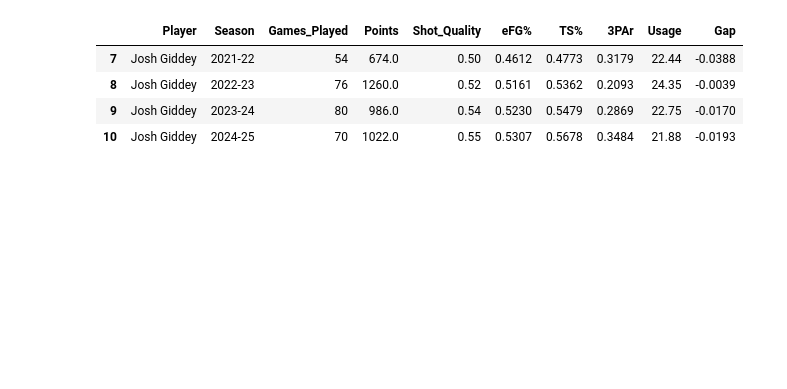
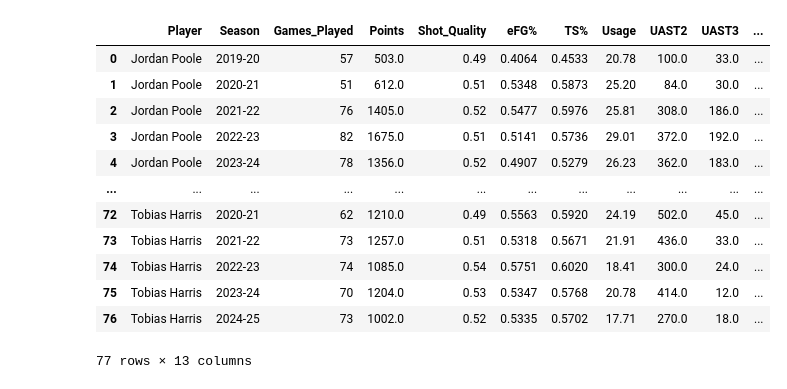
Before and after one commit to KeanuVentura/BeyondOpenLooks, a Jupyter notebook: beyond_open_looks_notebook.ipynb, the cells around one changed output. Drawn from its saved outputs; the diff is of its cells as text; code cells hidden in the pictures; blank space fills up the shorter version.

```diff
--- a/beyond_open_looks_notebook.ipynb
+++ b/beyond_open_looks_notebook.ipynb
@@ -6,45 +6,73 @@ import numpy as np
 # %%
 df = pd.read_csv('raw_shooter_stats.csv')
 
-cleaned = df[['Player', 'SeasonSort table by Season in ascending order', 'GPSort table by GP in descending order', 'PtsSort table by Pts in ''descending order',
-'Shot QualitySort table by Shot Quality in descending ' 'order', 'eFG%Sort table by eFG% in descending ''order', 'TS%Sort table by TS% in descending order', '3PArSort table by '
-'3PAr in descending order', 'UsageSort table by Usage in ''descending order']]
+cleaned = df[
+    ['Player',
+     'SeasonSort table by Season in ascending order',
+     'GPSort table by GP in descending order',
+     'PtsSort table by Pts in descending order',
+     'Shot QualitySort table by Shot Quality in descending order',
+     'eFG%Sort table by eFG% in descending order',
+     'TS%Sort table by TS% in descending order',
+     'UsageSort table by Usage in descending order',
+     'UAST2 2s PtsSort table by UAST2 2s Pts in descending order',
+     'UAST3 PtsSort table by UAST3 Pts in descending order']
+]
 
 cleaned.columns = [
     'Player',
     'Season',
     'Games_Played',
     'Points',
     'Shot_Quality',
     'eFG%',
     'TS%',
-    '3PAr',
-    'Usage'
+    'Usage',
+    'UAST2',
+    'UAST3'
 ]
 
-percent_cols = ['eFG%', 'TS%', '3PAr']
+percent_cols = ['eFG%', 'TS%']
 cleaned = cleaned.copy()
 for col in percent_cols:
     cleaned[col] = cleaned[col].str.rstrip('%').astype(float) / 100
 
 cleaned['Gap'] = cleaned['eFG%'] - cleaned['Shot_Quality']
+
+cleaned['UAST_Total_Pts'] = cleaned['UAST2'] + cleaned['UAST3']
+cleaned['%UAST_Pts'] = cleaned['UAST_Total_Pts'] / cleaned['Points']
 
 duplicates_mask = cleaned.duplicated(subset=['Player', 'Season'], keep=False)
 
 duplicates = cleaned[duplicates_mask]
 uniques = cleaned[~duplicates_mask]
 
 idx_max_games = duplicates.groupby(['Player', 'Season'])['Games_Played'].idxmax()
 combined_rows = duplicates.loc[idx_max_games]
 
 cleaned = pd.concat([uniques, combined_rows], ignore_index=True)
 
 cleaned = cleaned.sort_values(['Player', 'Season']).reset_index(drop=True)
 
-cleaned[cleaned['Player'] == 'Josh Giddey']
+players_to_analyze = [
+    'Kevin Durant', 'Stephen Curry', 'Klay Thompson',
+    'Tobias Harris', 'Jordan Poole',
+    'Kyle Kuzma', 'Josh Giddey'
+]
+
+cleaned = cleaned[cleaned['Player'].isin(players_to_analyze)].reset_index(drop=True)
+cleaned
 # %% [output]
-|  | Player | Season | Games_Played | Points | Shot_Quality | eFG% | TS% | 3PAr | Usage | Gap |
-| 7 | Josh Giddey | 2021-22 | 54 | 674.0 | 0.50 | 0.4612 | 0.4773 | 0.3179 | 22.44 | -0.0388 |
-| 8 | Josh Giddey | 2022-23 | 76 | 1260.0 | 0.52 | 0.5161 | 0.5362 | 0.2093 | 24.35 | -0.0039 |
-| 9 | Josh Giddey | 2023-24 | 80 | 986.0 | 0.54 | 0.5230 | 0.5479 | 0.2869 | 22.75 | -0.0170 |
-| 10 | Josh Giddey | 2024-25 | 70 | 1022.0 | 0.55 | 0.5307 | 0.5678 | 0.3484 | 21.88 | -0.0193 |
+|  | Player | Season | Games_Played | Points | Shot_Quality | eFG% | TS% | Usage | UAST2 | UAST3 | ... |
+| 0 | Jordan Poole | 2019-20 | 57 | 503.0 | 0.49 | 0.4064 | 0.4533 | 20.78 | 100.0 | 33.0 | ... |
+| 1 | Jordan Poole | 2020-21 | 51 | 612.0 | 0.51 | 0.5348 | 0.5873 | 25.20 | 84.0 | 30.0 | ... |
+| 2 | Jordan Poole | 2021-22 | 76 | 1405.0 | 0.52 | 0.5477 | 0.5976 | 25.81 | 308.0 | 186.0 | ... |
+| 3 | Jordan Poole | 2022-23 | 82 | 1675.0 | 0.51 | 0.5141 | 0.5736 | 29.01 | 372.0 | 192.0 | ... |
+| 4 | Jordan Poole | 2023-24 | 78 | 1356.0 | 0.52 | 0.4907 | 0.5279 | 26.23 | 362.0 | 183.0 | ... |
+| ... | ... | ... | ... | ... | ... | ... | ... | ... | ... | ... | ... |
+| 72 | Tobias Harris | 2020-21 | 62 | 1210.0 | 0.49 | 0.5563 | 0.5920 | 24.19 | 502.0 | 45.0 | ... |
+| 73 | Tobias Harris | 2021-22 | 73 | 1257.0 | 0.51 | 0.5318 | 0.5671 | 21.91 | 436.0 | 33.0 | ... |
+| 74 | Tobias Harris | 2022-23 | 74 | 1085.0 | 0.54 | 0.5751 | 0.6020 | 18.41 | 300.0 | 24.0 | ... |
+| 75 | Tobias Harris | 2023-24 | 70 | 1204.0 | 0.53 | 0.5347 | 0.5768 | 20.78 | 414.0 | 12.0 | ... |
+| 76 | Tobias Harris | 2024-25 | 73 | 1002.0 | 0.52 | 0.5335 | 0.5702 | 17.71 | 270.0 | 18.0 | ... |
+77 rows × 13 columns
```
Also changed, not shown: parts of 10 cells of this notebook.
